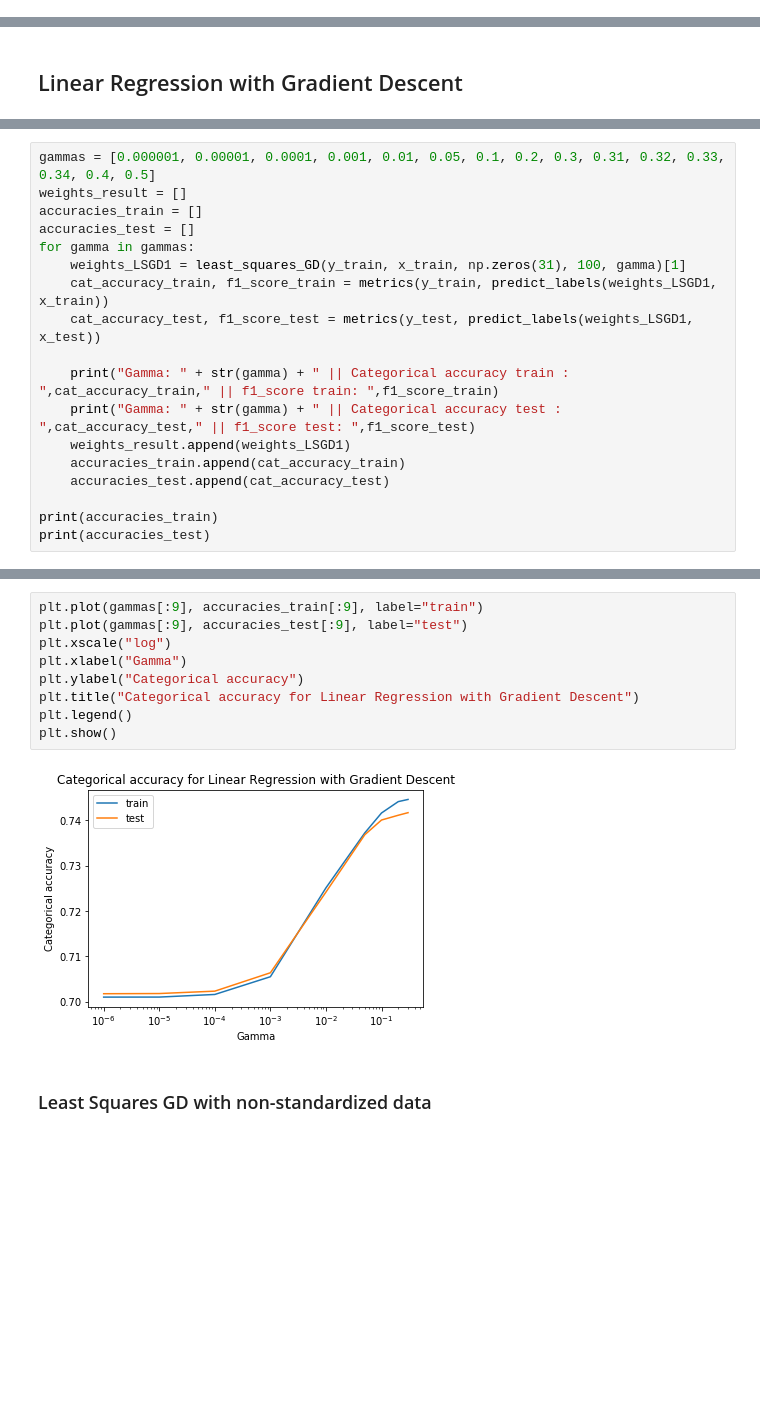
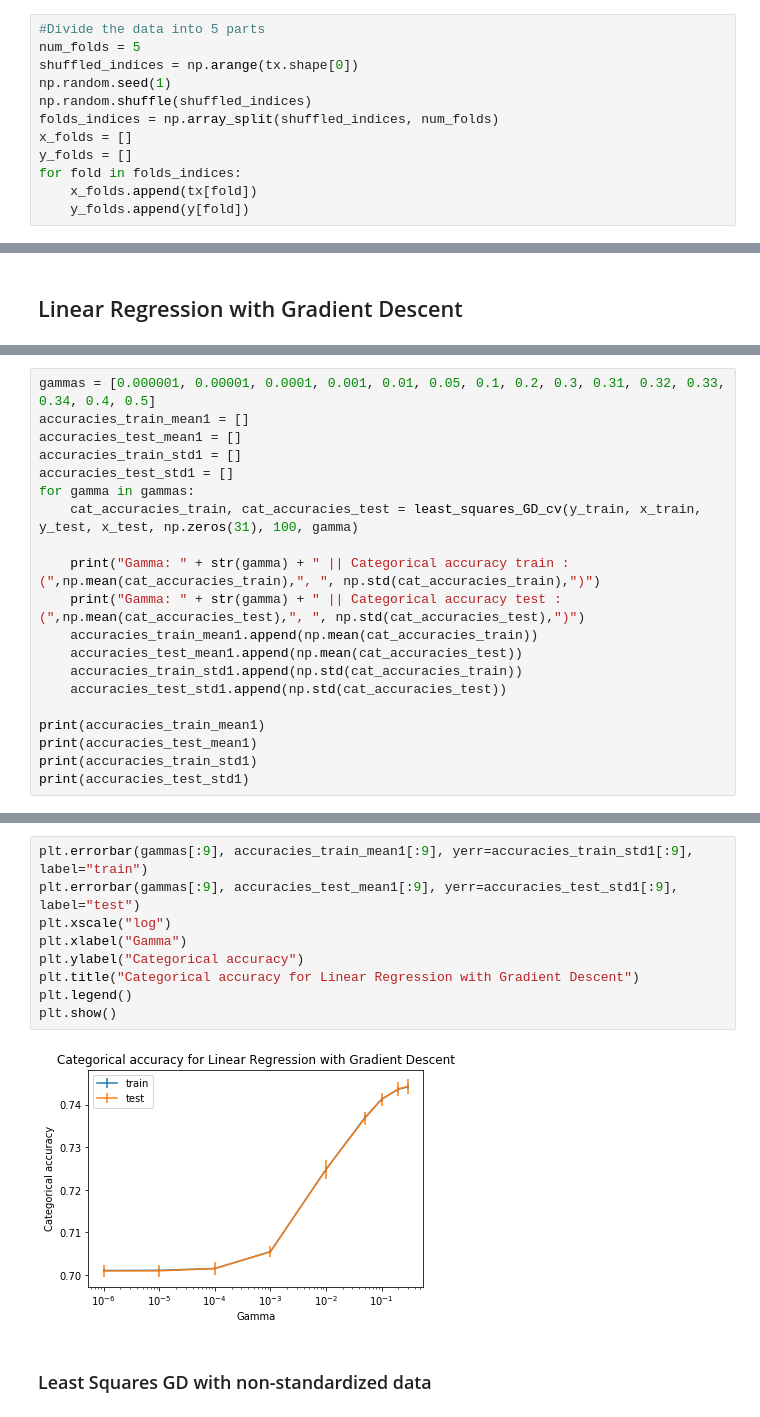
Before and after one commit to itsyaboii1337/ML, a Jupyter notebook: ReportVisualisation.ipynb, the cells around one changed output, grey strips where cells are left out. Cells and saved outputs as stored; diff of their text form; blank space fills up the shorter version.

```diff
--- a/ReportVisualisation.ipynb
+++ b/ReportVisualisation.ipynb
@@ -55,0 +60,12 @@ x_test_ns = np.insert(x_test_ns, 0, 1, axis=1)
+# %%
+#Divide the data into 5 parts
+num_folds = 5
+shuffled_indices = np.arange(tx.shape[0])
+np.random.seed(1)
+np.random.shuffle(shuffled_indices)
+folds_indices = np.array_split(shuffled_indices, num_folds)
+x_folds = []
+y_folds = []
+for fold in folds_indices:
+    x_folds.append(tx[fold])
+    y_folds.append(y[fold])
@@ -80,19 +134,21 @@ array([-3.13555942e-05,  1.03258226e-06, -3.33830175e-05, -1.34723653e-06,
 # %%
 gammas = [0.000001, 0.00001, 0.0001, 0.001, 0.01, 0.05, 0.1, 0.2, 0.3, 0.31, 0.32, 0.33, 0.34, 0.4, 0.5]
-weights_result = []
-accuracies_train = []
-accuracies_test = []
+accuracies_train_mean1 = []
+accuracies_test_mean1 = []
+accuracies_train_std1 = []
+accuracies_test_std1 = []
 for gamma in gammas:
-    weights_LSGD1 = least_squares_GD(y_train, x_train, np.zeros(31), 100, gamma)[1]
-    cat_accuracy_train, f1_score_train = metrics(y_train, predict_labels(weights_LSGD1, x_train))
-    cat_accuracy_test, f1_score_test = metrics(y_test, predict_labels(weights_LSGD1, x_test))
+    cat_accuracies_train, cat_accuracies_test = least_squares_GD_cv(y_train, x_train, y_test, x_test, np.zeros(31), 100, gamma)
 
-    print("Gamma: " + str(gamma) + " || Categorical accuracy train : ",cat_accuracy_train," || f1_score train: ",f1_score_train)
-    print("Gamma: " + str(gamma) + " || Categorical accuracy test : ",cat_accuracy_test," || f1_score test: ",f1_score_test)
-    weights_result.append(weights_LSGD1)
-    accuracies_train.append(cat_accuracy_train)
-    accuracies_test.append(cat_accuracy_test)
+    print("Gamma: " + str(gamma) + " || Categorical accuracy train : (",np.mean(cat_accuracies_train),", ", np.std(cat_accuracies_train),")")
+    print("Gamma: " + str(gamma) + " || Categorical accuracy test : (",np.mean(cat_accuracies_test),", ", np.std(cat_accuracies_test),")")
+    accuracies_train_mean1.append(np.mean(cat_accuracies_train))
+    accuracies_test_mean1.append(np.mean(cat_accuracies_test))
+    accuracies_train_std1.append(np.std(cat_accuracies_train))
+    accuracies_test_std1.append(np.std(cat_accuracies_test))
 
-print(accuracies_train)
-print(accuracies_test)
+print(accuracies_train_mean1)
+print(accuracies_test_mean1)
+print(accuracies_train_std1)
+print(accuracies_test_std1)
 # %% [output]
@@ -127,14 +189,14 @@ plt.show()
 # %%
-plt.plot(gammas[:9], accuracies_train[:9], label="train")
-plt.plot(gammas[:9], accuracies_test[:9], label="test")
+plt.errorbar(gammas[:9], accuracies_train_mean1[:9], yerr=accuracies_train_std1[:9], label="train")
+plt.errorbar(gammas[:9], accuracies_test_mean1[:9], yerr=accuracies_test_std1[:9], label="test")
 plt.xscale("log")
 plt.xlabel("Gamma")
 plt.ylabel("Categorical accuracy")
 plt.title("Categorical accuracy for Linear Regression with Gradient Descent")
 plt.legend()
 plt.show()
 # %% [output]
-[figure, old version]
+[figure, new version]
 # %% [markdown]
 ### Least Squares GD with non-standardized data
 # %%
```
Also changed, not shown: parts of 26 cells of this notebook.
